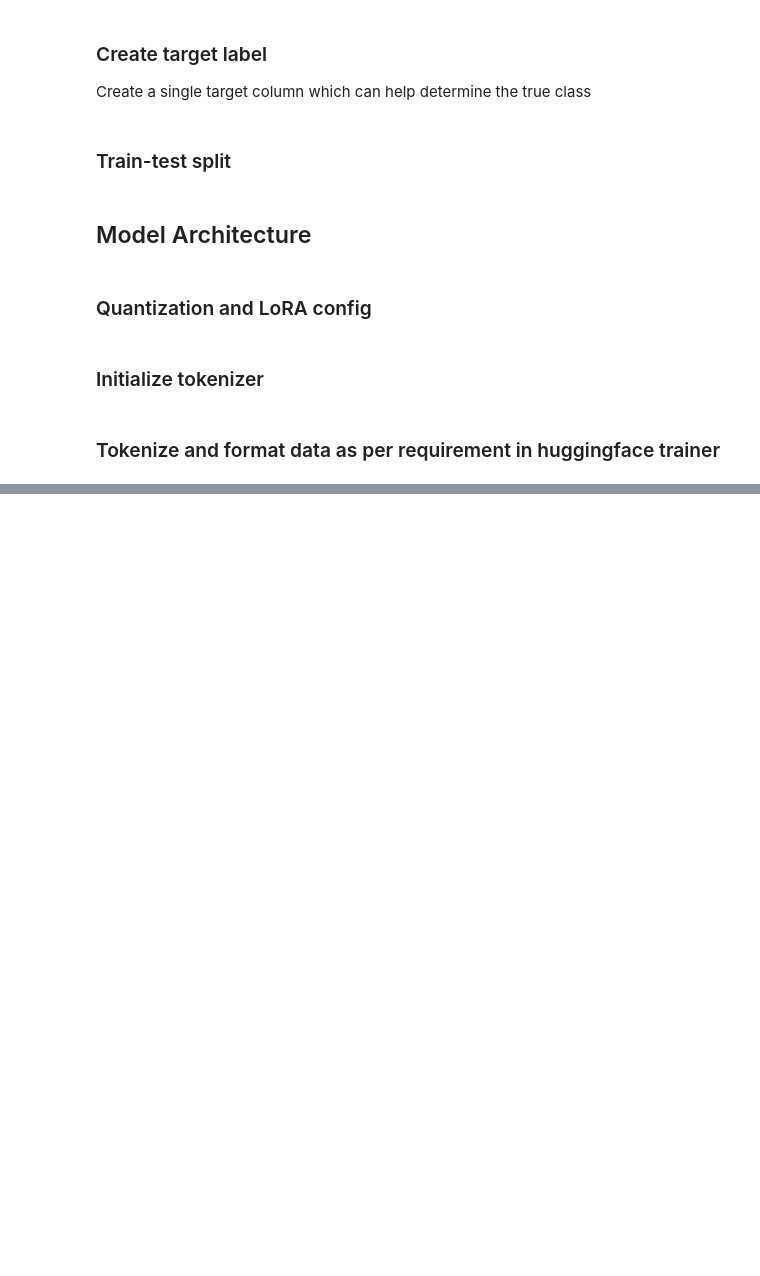
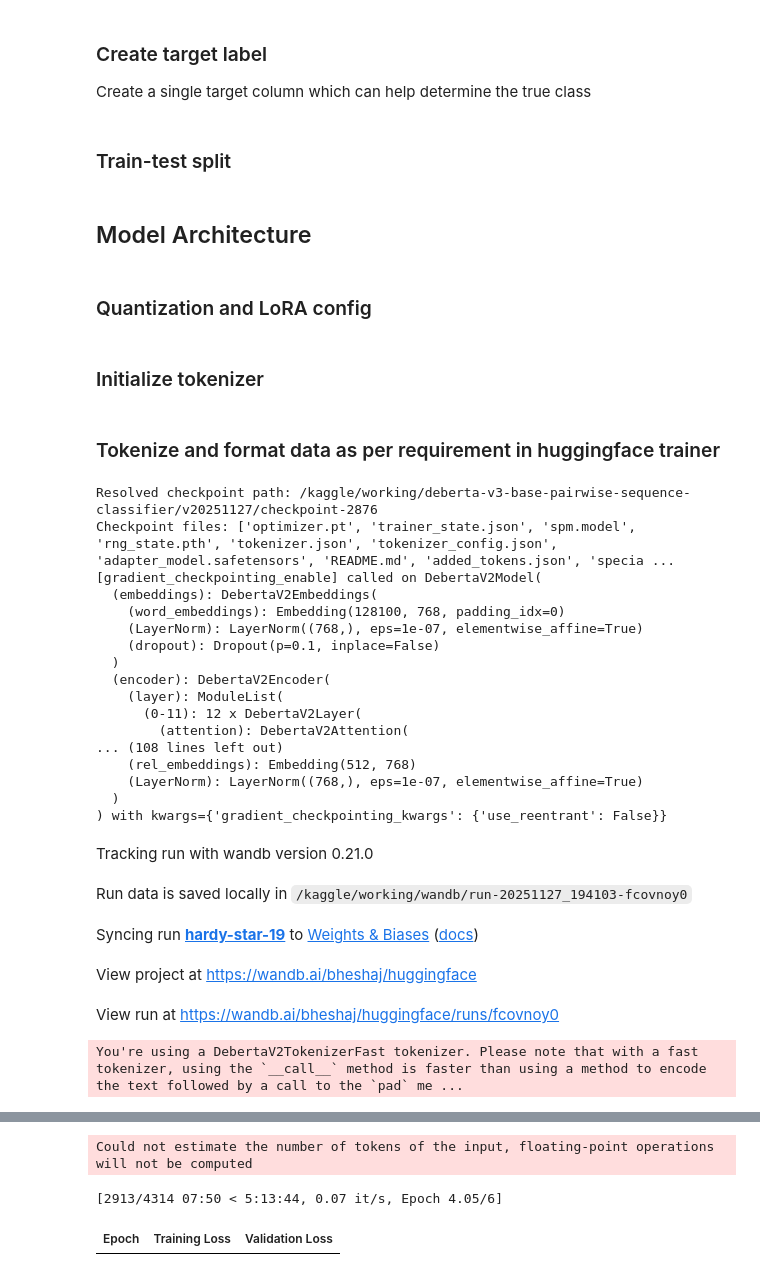
Before and after one commit to bheshajkc/llm-finetuning-pairwise-classification, a Jupyter notebook: notebooks/llm_finetuning_v1.ipynb, the cells around one changed output, grey strips where cells are left out. Drawn from its saved outputs; the diff is of its cells as text; code cells hidden in the pictures; blank space fills up the shorter version.

Commit message:
LLM FineTuning using Huggingface v1.0

```diff
--- a/notebooks/llm_finetuning_v1.ipynb
+++ b/notebooks/llm_finetuning_v1.ipynb
@@ -632,13 +732,14 @@ trainer.train(resume_from_checkpoint=True)
 # %%
 # find last checkpoint path (example)
-from transformers import get_last_checkpoint
+from transformers.trainer_utils import get_last_checkpoint
+import os
 
 data_collator = PairwiseDataCollator(tokenizer=tokenizer)
 
 training_args = TrainingArguments(
-    output_dir="/kaggle/working/deberta-v3-base-pairwise-sequence-classifier/v20251126",
+    output_dir="/kaggle/working/deberta-v3-base-pairwise-sequence-classifier/v20251127",
     num_train_epochs=6,
-    per_device_train_batch_size=16,
+    per_device_train_batch_size=64,
     eval_strategy="epoch",
     learning_rate=5e-5,
     lr_scheduler_type="cosine",
@@ -665,13 +766,57 @@ trainer = Trainer(
     callbacks=[FreezeUnfreezeCallback(unfreeze_at_epoch=3)],  # ⬅️ add callback here
 )
 
-ckpt_path = get_last_checkpoint(training_args.output_dir)  # or set explicit path
+if os.path.exists(training_args.output_dir):
+    ckpt_path = get_last_checkpoint(training_args.output_dir)
+else:
+    ckpt_path = None
 
-# disable gradient checkpointing on wrapper before resuming
-if hasattr(custom_model, "gradient_checkpointing_disable"):
-    custom_model.gradient_checkpointing_disable()
-elif hasattr(custom_model, "encoder") and hasattr(custom_model.encoder, "gradient_checkpointing_disable"):
-    custom_model.encoder.gradient_checkpointing_disable()
+print("Resolved checkpoint path:", ckpt_path)
 
-# resume training from checkpoint (explicit path preferred)
-trainer.train(resume_from_checkpoint=ckpt_path)
+# If checkpoint found, disable gradient checkpointing on wrapped modules before resuming
+if ckpt_path is not None:
+    # prefer delegators on model (add these if you haven't already)
+    if hasattr(model, "gradient_checkpointing_disable"):
+        model.gradient_checkpointing_disable()
+    else:
+        # try encoder and all submodules as fallback
+        if hasattr(model, "encoder") and hasattr(model.encoder, "gradient_checkpointing_disable"):
+            model.encoder.gradient_checkpointing_disable()
+        else:
+            for module in model.modules():
+                if hasattr(module, "gradient_checkpointing_disable"):
+                    module.gradient_checkpointing_disable()
+
+    # sanity checks: list files in checkpoint
+    print("Checkpoint files:", os.listdir(ckpt_path))
+    # resume
+    trainer.train(resume_from_checkpoint=ckpt_path)
+else:
+    print("No checkpoint found, starting fresh training.")
+    trainer.train()
+
+trainer.push_to_hub()
+# %% [output]
+Resolved checkpoint path: /kaggle/working/deberta-v3-base-pairwise-sequence-classifier/v20251127/checkpoint-2876
+Checkpoint files: ['optimizer.pt', 'trainer_state.json', 'spm.model', 'rng_state.pth', 'tokenizer.json', 'tokenizer_config.json', 'adapter_model.safetensors', 'README.md', 'added_tokens.json', 'specia ...
+[gradient_checkpointing_enable] called on DebertaV2Model(
+  (embeddings): DebertaV2Embeddings(
+    (word_embeddings): Embedding(128100, 768, padding_idx=0)
+    (LayerNorm): LayerNorm((768,), eps=1e-07, elementwise_affine=True)
+    (dropout): Dropout(p=0.1, inplace=False)
+  )
+  (encoder): DebertaV2Encoder(
+    (layer): ModuleList(
+      (0-11): 12 x DebertaV2Layer(
+        (attention): DebertaV2Attention(
+... (108 lines left out)
+    (rel_embeddings): Embedding(512, 768)
+    (LayerNorm): LayerNorm((768,), eps=1e-07, elementwise_affine=True)
+  )
+) with kwargs={'gradient_checkpointing_kwargs': {'use_reentrant': False}}
+Tracking run with wandb version 0.21.0
+Run data is saved locally in /kaggle/working/wandb/run-20251127_194103-fcovnoy0
+Syncing run hardy-star-19 to Weights & Biases (docs)
+View project at https://wandb.ai/bheshaj/huggingface
+View run at https://wandb.ai/bheshaj/huggingface/runs/fcovnoy0
+You're using a DebertaV2TokenizerFast tokenizer. Please note that with a fast tokenizer, using the `__call__` method is faster than using a method to encode the text followed by a call to the `pad` me ...
@@ -677,0 +825,3 @@ trainer.train(resume_from_checkpoint=ckpt_path)
+Could not estimate the number of tokens of the input, floating-point operations will not be computed
+[2913/4314 07:50 < 5:13:44, 0.07 it/s, Epoch 4.05/6]
+| Epoch | Training Loss | Validation Loss |
```
Also changed, not shown: parts of 14 cells of this notebook.
